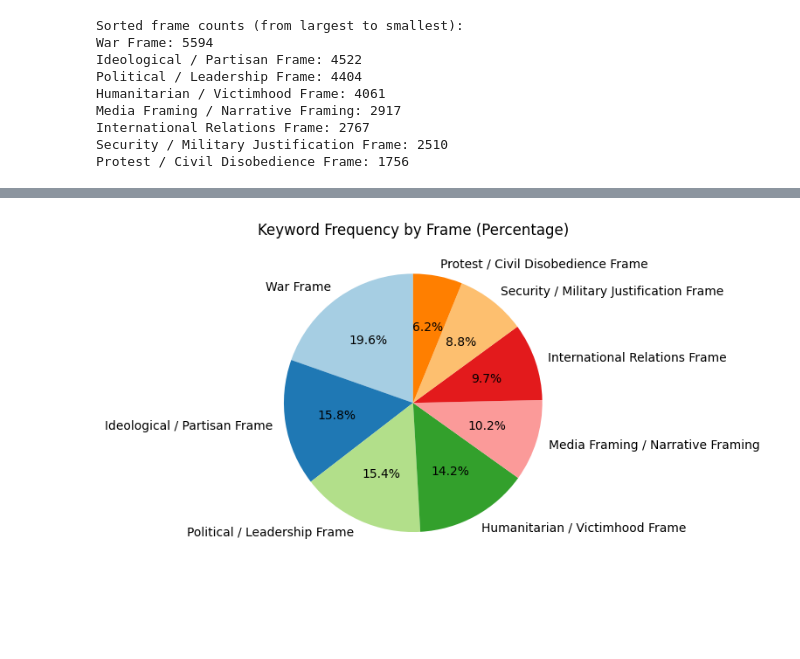
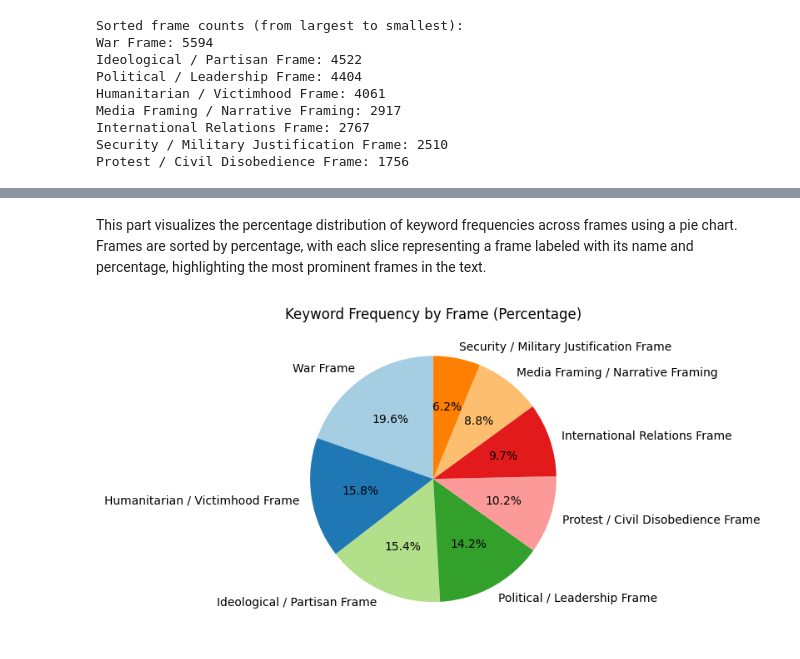
Before and after one commit to tinasophie15/FCSS-Project-Group-10, a Jupyter notebook: code/group10.ipynb, the cells around one changed output, grey strips where cells are left out. Drawn from its saved outputs; the diff is of its cells as text; code cells hidden in the pictures; blank space fills up the shorter version.

```diff
--- a/code/group10.ipynb
+++ b/code/group10.ipynb
@@ -686,0 +693,23 @@ plt.show()
+# %%
+df = data_cleaned
+nlp = spacy.load("en_core_web_sm")
+
+#custom_stopwords =r'C:\Users\NejlaHidic\Desktop\Uni\Foundations of CSS\Project\data\cloud, interpolation='bilinear')
+
+custom_stopwords = ['israel', 'hamas', 'gaza', 'israeli', 'palestinian', 'say', 'hama']
+
+def preprocess_text_spacy(text):
+    doc = nlp(text.lower())
+    words = [token.lemma_ for token in doc if not token.is_stop and not token.is_punct and token.lemma_ not in custom_stopwords]
+    return " ".join(words)
+
+df['Processed Title'] = df['Title'].apply(preprocess_text_spacy)
+all_words = " ".join(df['Processed Title']).split()
+word_counts = Counter(all_words)
+common_words = word_counts.most_common(20)
+wordcloud = WordCloud(width=800, height=400, background_color='white').generate_from_frequencies(word_counts)
+
+plt.figure(figsize=(10, 5))
+plt.imshow(wordcloud, interpolation='bilinear')
+plt.axis('off')
+plt.show()
@@ -713,5 +760,5 @@ plt.show()
 # %%
-
+# Define keyword groups for various frames (themes or narratives)
 frame_keywords = {
     "War Frame": ["war", "attack", "kill", "hostage", "strike", "fire", "hezbollah", "iran", "netanyahu"],
     "Political / Leadership Frame": ["biden", "netanyahu", "leader", "call", "pro", "student", "aid"],
@@ -723,14 +770,17 @@ frame_keywords = {
     "Media Framing / Narrative Framing": ["biden", "call", "aid", "terrorist", "terror", "strike"]
 }
 
-
 def count_frame_keywords(df, frame_keywords):
+    """
+    Count the occurrences of frame-related keywords in the dataset
+    """
     frame_counts = {frame: 0 for frame in frame_keywords}
 
     for index, row in df.iterrows():
+        # Process the title of each article to prepare it for keyword matching
         processed_title = preprocess_text_spacy(row['Title'])
 
-
+        # Check each frame and its keywords in the processed title
         for frame, keywords in frame_keywords.items():
             for keyword in keywords:
                 if keyword in processed_title:
@@ -739,11 +789,8 @@ def count_frame_keywords(df, frame_keywords):
 
     return frame_counts
 
-
 frame_counts = count_frame_keywords(df, frame_keywords)
-
 sorted_frame_counts = sorted(frame_counts.items(), key=lambda x: x[1], reverse=True)
-
 sorted_frames, sorted_counts = zip(*sorted_frame_counts)
 
 print("Sorted frame counts (from largest to smallest):")
@@ -762,18 +832,18 @@ Protest / Civil Disobedience Frame: 1756
+# %% [markdown]
+This part visualizes the percentage distribution of keyword frequencies across frames using a pie chart. Frames are sorted by percentage, with each slice representing a frame labeled with its name and percentage, highlighting the most prominent frames in the text.
 # %%
 total_count = sum(counts)
+percentages = [(count / total_count) * 100 for count in counts]
+frame_percentage_pairs = list(zip(sorted_frames, percentages))
 
-percentages = [(count / total_count) * 100 for count in counts]
-
-frame_percentage_pairs = list(zip(frames, percentages))
-
+# Sort the frames and their percentages in descending order based on percentage
 sorted_frame_percentage_pairs = sorted(frame_percentage_pairs, key=lambda x: x[1], reverse=True)
 
+# Unpack the sorted frame names and percentages for further use or plotting
 sorted_frames, sorted_percentages = zip(*sorted_frame_percentage_pairs)
 
 plt.pie(sorted_percentages, labels=sorted_frames, autopct='%1.1f%%', startangle=90, colors=plt.cm.Paired.colors)
-
 plt.title('Keyword Frequency by Frame (Percentage)')
-
 plt.show()
 # %% [output]
-[figure, old version]
+[figure, new version]
```
Also changed, not shown: parts of 44 cells of this notebook, 1 other file.
